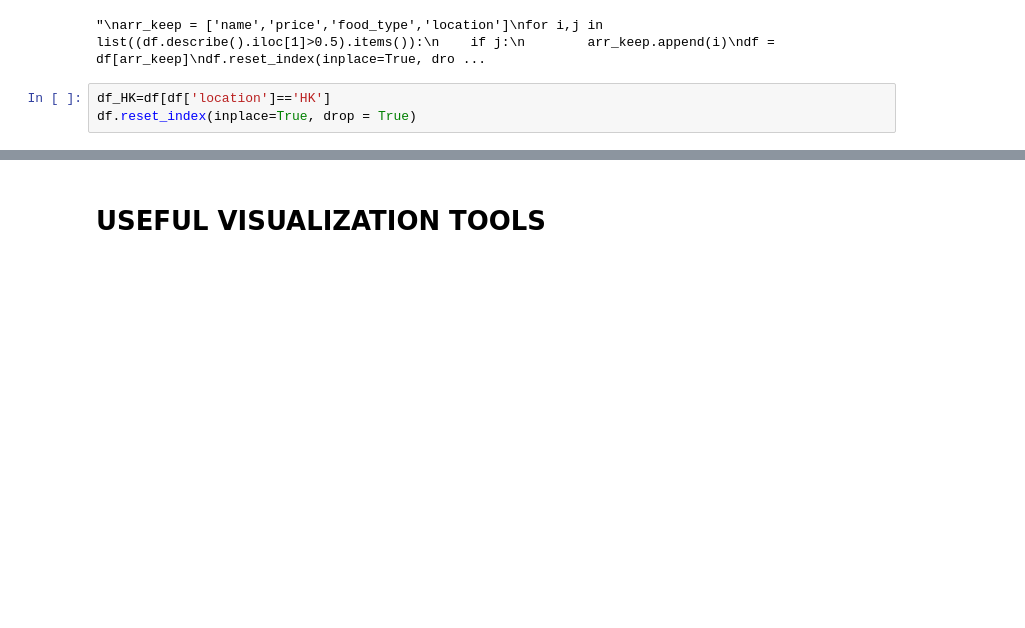
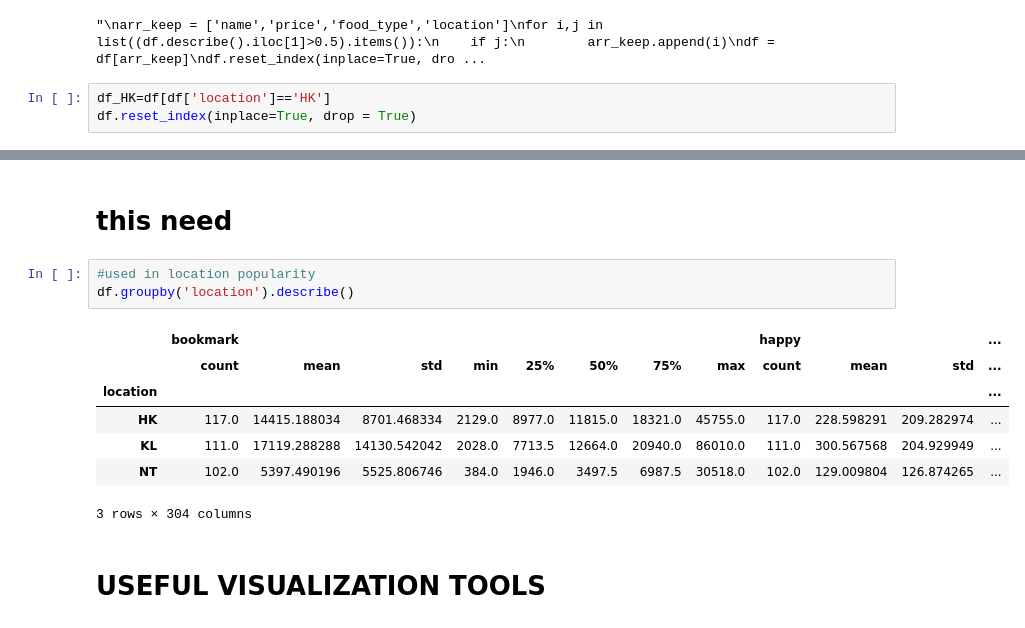
Before and after one commit to noodleconference/ISOM3400, a Jupyter notebook: Visualize_results_zoe.ipynb, the cells around one changed output, grey strips where cells are left out. Cells and saved outputs as stored; diff of their text form; blank space fills up the shorter version.

```diff
--- a/Visualize_results_zoe.ipynb
+++ b/Visualize_results_zoe.ipynb
@@ -224,3 +208,16 @@ df
+# %% [markdown]
+# this need
+# %%
+#used in location popularity
+df.groupby('location').describe()
+# %% [output]
+|  | bookmark |  |  |  |  |  |  |  | happy |  |  | ... |
+|  | count | mean | std | min | 25% | 50% | 75% | max | count | mean | std | ... |
+| location |  |  |  |  |  |  |  |  |  |  |  | ... |
+| HK | 117.0 | 14415.188034 | 8701.468334 | 2129.0 | 8977.0 | 11815.0 | 18321.0 | 45755.0 | 117.0 | 228.598291 | 209.282974 | ... |
+| KL | 111.0 | 17119.288288 | 14130.542042 | 2028.0 | 7713.5 | 12664.0 | 20940.0 | 86010.0 | 111.0 | 300.567568 | 204.929949 | ... |
+| NT | 102.0 | 5397.490196 | 5525.806746 | 384.0 | 1946.0 | 3497.5 | 6987.5 | 30518.0 | 102.0 | 129.009804 | 126.874265 | ... |
+3 rows × 304 columns
 # %% [markdown]
 <h1>USEFUL VISUALIZATION TOOLS
 # %%
```
Also changed, not shown: parts of 11 cells of this notebook.
